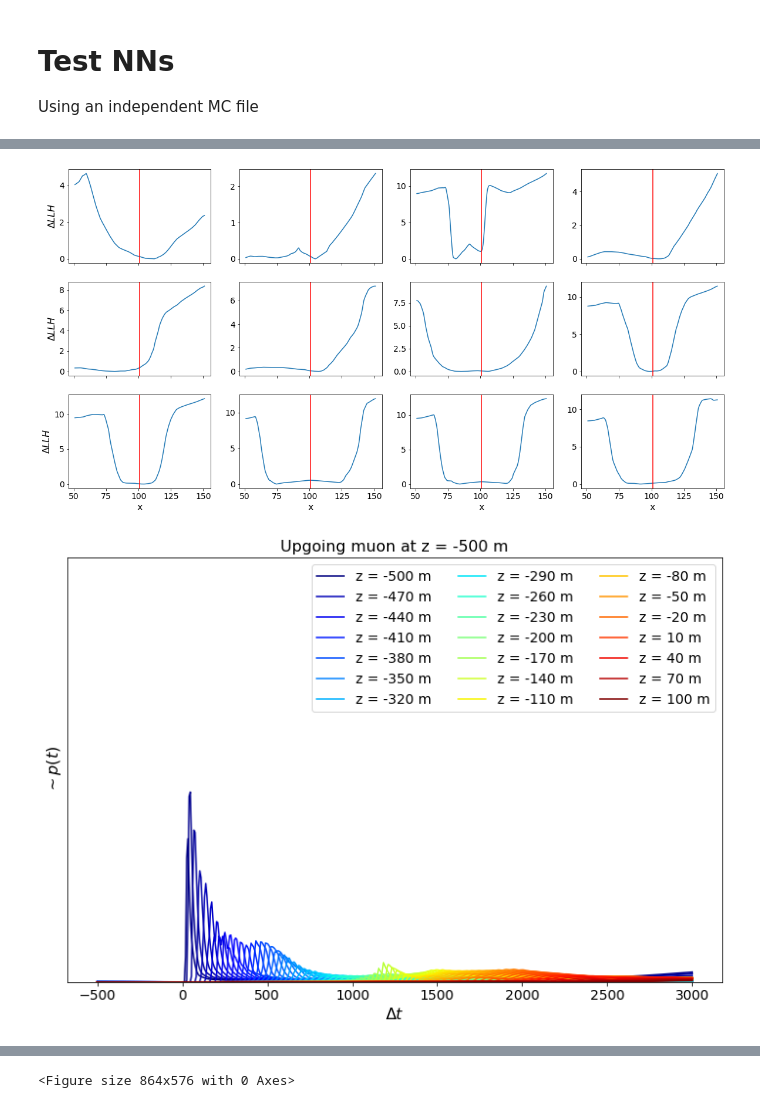
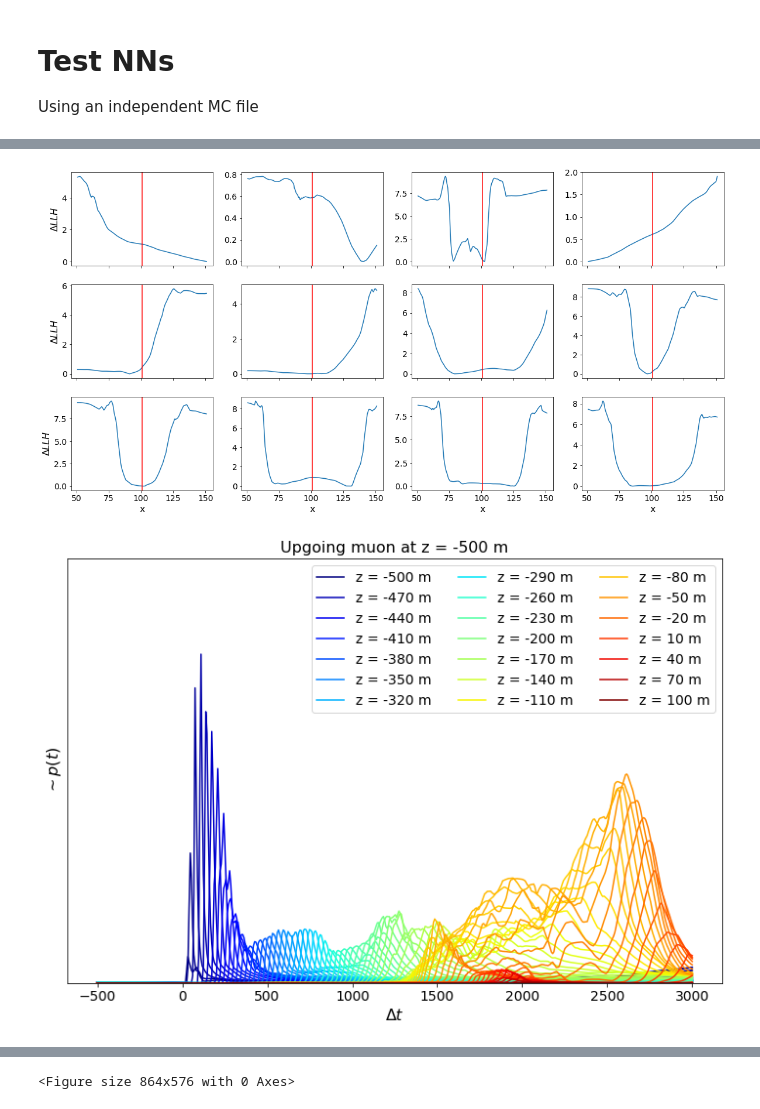
Before and after one commit to philippeller/freeDOM, a Jupyter notebook: freeDOM/inspect.ipynb, the cells around one changed output, grey strips where cells are left out. Drawn from its saved outputs; the diff is of its cells as text; code cells hidden in the pictures.

```diff
--- a/freeDOM/inspect.ipynb
+++ b/freeDOM/inspect.ipynb
@@ -184,7 +107,7 @@ def get_llh_2d(event, plot_dim_x, plot_dim_y, n_steps=100, width='tight'):
 
     return p, (true_p_x, true_p_y)
 # %%
-def get_llh_1d(event, plot_dim, n_steps=100):
+def get_llh_1d(event, plot_dim, n_steps=100, subtract=True):
 
     plot_idx = labels.index(plot_dim)
     true_p = event['params'][plot_idx]
@@ -205,12 +128,20 @@ def get_llh_1d(event, plot_dim, n_steps=100):
     params = np.repeat(event['params'][np.newaxis, :], repeats=n_steps, axis=0)#.reshape(-1, 2)
     params[:, plot_idx] = xs
 
-    return xs, get_llhs(event, params)
+
+    total_llh, q_llh, all_hits, llhs  = my_llh(event, params)
+    if subtract:
+        total_llh -= np.min(total_llh)
+        q_llh -= np.min(q_llh)
+        all_hits -= np.min(all_hits)
+        llhs -= np.min(llhs, axis=0)
+
+    return xs, (total_llh, q_llh, all_hits, llhs)
 # %%
 %%time
 #event_idx = 666 # 666 #4242
-#event_idx = np.random.randint(0, len(events)-1) #12321 #1657
-event_idx = 1111
+event_idx = np.random.randint(0, len(events)-1) #12321 #1657
+#event_idx = 2522
 
 event = events[event_idx]
 
@@ -218,7 +149,7 @@ fig, ax = plt.subplots(2,4, figsize=(25, 10))
 plt.subplots_adjust(wspace=0.35)
 
 def plot_2d(x, y, ax):
-    p, t = get_llh_2d(event, x, y, n_steps=100, width='wide')
+    p, t = get_llh_2d(event, x, y, n_steps=100, width='tight')
     p.plot('tot', cbar=True, cmap='Spectral', ax=ax, label=r'$\Delta LLH$')
     ax.axvline(t[0])
     ax.axhline(t[1])
@@ -252,7 +183,7 @@ def plot_llh(event, plot_dim, ax, n_steps=100):
     colors = plt.cm.Wistia(np.linspace(0,1,n_hits))
     plot_idx = labels.index(plot_dim)
 
-    xs, (llhs, all_hits, q_llh, total_llh) = get_llh_1d(event, plot_dim, n_steps=n_steps)
+    xs, (total_llh, q_llh, all_hits, llhs) = get_llh_1d(event, plot_dim, n_steps=n_steps)
 
     for i in range(n_hits):
         label = 'Single Hit' if i == n_hits//2 else None
@@ -285,8 +212,8 @@ for i in range(ax.size):
         continue
 
     #evt = 1756
-    event_idx = 1111 #1126 #2274 #2244 #1930
-    #event_idx = #np.random.randint(0, len(events)-1)
+    #event_idx = 1111 #1126 #2274 #2244 #1930
+    event_idx = np.random.randint(0, len(events)-1)
     event = events[event_idx]
     #evt = 1756
     #evt = 12561
@@ -316,35 +243,35 @@ n_hits = event['hits'].shape[0]
 #colors = plt.cm.Wistia(np.linspace(0,1,n_hits))
 
 plot_dim = 'x'
 plot_idx = labels.index(plot_dim)
 
 
-xs, (llhs, all_hits, q_llh, total_llh) = get_llh_1d(event, plot_dim, n_steps=300)
+xs, (total_llh, q_llh, all_hits, llhs) = get_llh_1d(event, plot_dim, n_steps=300)
 
 
 for i in range(n_hits):
     axis = ax[i//4, i%4]
     label = 'Single Hit' if i == n_hits//2 else None
     axis.plot(xs, llhs[:,i] - np.min(llhs[:,i]), label=label)
 
     axis.axvline(event['params'][plot_idx], c='r', label='truth')
     if i%4 == 0:
         axis.set_ylabel(r'$\Delta LLH$')
     if i//4 == 2:
         axis.set_xlabel(plot_dim)
 
 plt.savefig('plots/Single_hits_%i.png'%event_idx, dpi=300, bbox_inches='tight')
 # ax.plot(xs, all_hits, c='deepskyblue', ls='-', lw=2, label='All Hits')
 # ax.plot(xs, q_llh, c='green', lw=2, label='Charge')
 # ax.plot(xs, total_llh, c='k', lw=2, label='Total')
 # ax.axvline(xs[np.argmin(total_llh)], c='k', ls='--', label='Minimum')
 # if 'energy' in plot_dim:
 #     ax.set_xscale('log')
 
 # ax.set_xlabel(plot_dim)
 # #plt.legend()
 # %% [output]
-[figure, old version]
+[figure, new version]
 # %%
 N = 81
 
@@ -375,7 +302,7 @@ def animate(muon_z):
         ax.plot(-params[:, 3], np.exp(-l), color=colors[i], label=label)
     ax.legend(ncol=3, loc='upper right')
     ax.get_yaxis().set_ticks([])
-    ax.set_ylim(0,1000)
+    ax.set_ylim(0,300)
     ax.set_title(f'Upgoing muon at z = {muon_z:.0f} m')
     ax.set_xlabel(r'$\Delta t$')
     ax.set_ylabel(r'$\sim p(t)$')
@@ -387,7 +314,7 @@ ani = animation.FuncAnimation(fig, animate, frames=np.linspace(-500, -200, 100))
 #plt.gca().set_yscale('log')
 #plt.savefig('upgoing_muon.png')
 # %% [output]
-[figure, old version]
+[figure, new version]
 # %%
 ani.save('plots/muon.gif', writer='imagemagick', fps=25)
 # %%
```
Also changed, not shown: parts of 21 cells of this notebook, 8 other files.
